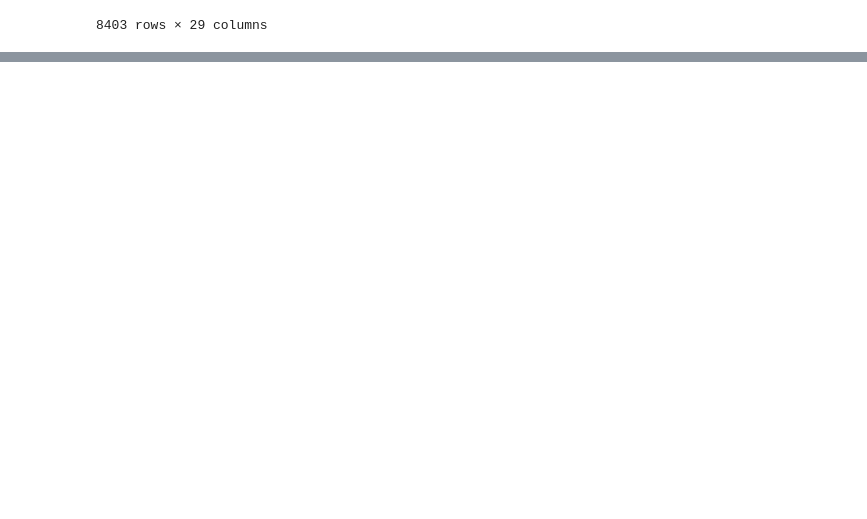
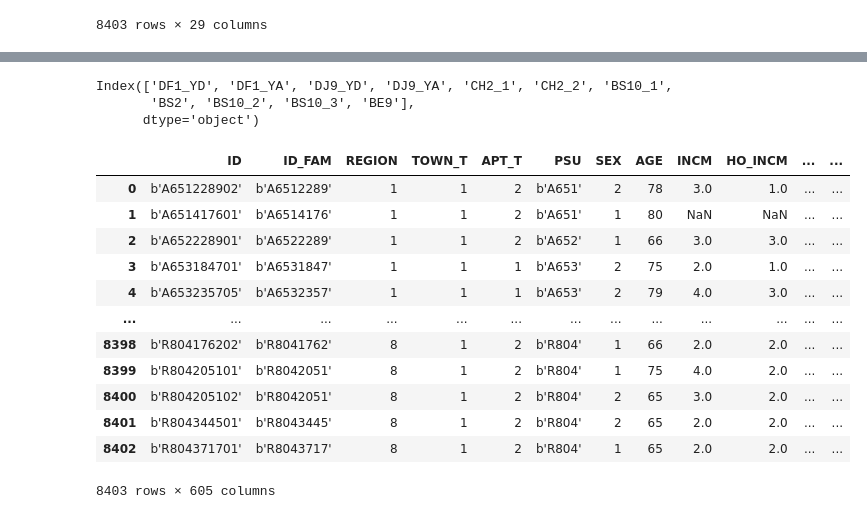
Before and after one commit to knu-final-project/sas_view, a Jupyter notebook: data/junyoung.ipynb, the cells around one changed output, grey strips where cells are left out. Drawn from its saved outputs; the diff is of its cells as text; code cells hidden in the pictures; blank space fills up the shorter version.

```diff
--- a/data/junyoung.ipynb
+++ b/data/junyoung.ipynb
@@ -213,0 +250,23 @@ real_data2
+# %%
+real_data1.columns[real_data1.isnull().sum()==8403]
+# %% [output]
+Index(['DF1_YD', 'DF1_YA', 'DJ9_YD', 'DJ9_YA', 'CH2_1', 'CH2_2', 'BS10_1',
+       'BS2', 'BS10_2', 'BS10_3', 'BE9'],
+      dtype='object')
+# %%
+real_data1 = pd.read_csv('real_data1.csv', index_col = 0)
+real_data1
+# %% [output]
+|  | ID | ID_FAM | REGION | TOWN_T | APT_T | PSU | SEX | AGE | INCM | HO_INCM | ... | ... |
+| 0 | b'A651228902' | b'A6512289' | 1 | 1 | 2 | b'A651' | 2 | 78 | 3.0 | 1.0 | ... | ... |
+| 1 | b'A651417601' | b'A6514176' | 1 | 1 | 2 | b'A651' | 1 | 80 | NaN | NaN | ... | ... |
+| 2 | b'A652228901' | b'A6522289' | 1 | 1 | 2 | b'A652' | 1 | 66 | 3.0 | 3.0 | ... | ... |
+| 3 | b'A653184701' | b'A6531847' | 1 | 1 | 1 | b'A653' | 2 | 75 | 2.0 | 1.0 | ... | ... |
+| 4 | b'A653235705' | b'A6532357' | 1 | 1 | 1 | b'A653' | 2 | 79 | 4.0 | 3.0 | ... | ... |
+| ... | ... | ... | ... | ... | ... | ... | ... | ... | ... | ... | ... | ... |
+| 8398 | b'R804176202' | b'R8041762' | 8 | 1 | 2 | b'R804' | 1 | 66 | 2.0 | 2.0 | ... | ... |
+| 8399 | b'R804205101' | b'R8042051' | 8 | 1 | 2 | b'R804' | 1 | 75 | 4.0 | 2.0 | ... | ... |
+| 8400 | b'R804205102' | b'R8042051' | 8 | 1 | 2 | b'R804' | 2 | 65 | 3.0 | 2.0 | ... | ... |
+| 8401 | b'R804344501' | b'R8043445' | 8 | 1 | 2 | b'R804' | 2 | 65 | 2.0 | 2.0 | ... | ... |
+| 8402 | b'R804371701' | b'R8043717' | 8 | 1 | 2 | b'R804' | 1 | 65 | 2.0 | 2.0 | ... | ... |
+8403 rows × 605 columns
```
Also changed, not shown: parts of 6 cells of this notebook, 2 other files.
